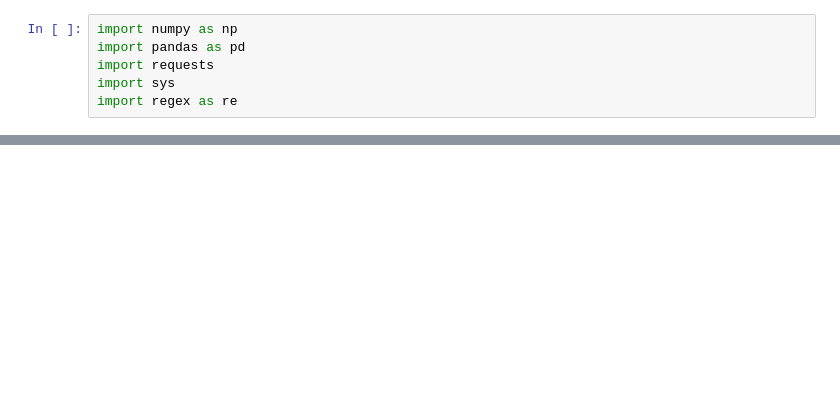
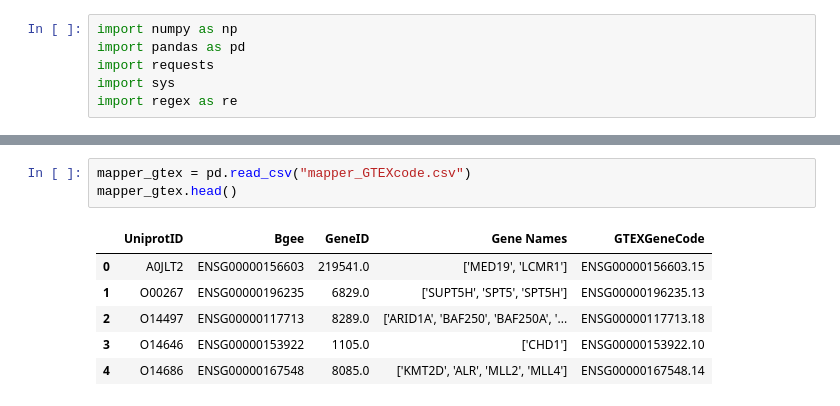
Before and after one commit to kinseylong/StallerRotation, a Jupyter notebook: cofactor_complexes/cofactorcomplexes.ipynb, the cells around one changed output, grey strips where cells are left out. Cells and saved outputs as stored; diff of their text form; blank space fills up the shorter version.

```diff
--- a/cofactor_complexes/cofactorcomplexes.ipynb
+++ b/cofactor_complexes/cofactorcomplexes.ipynb
@@ -121,0 +121,10 @@ ensembl_df
+# %%
+mapper_gtex = pd.read_csv("mapper_GTEXcode.csv")
+mapper_gtex.head()
+# %% [output]
+|  | UniprotID | Bgee | GeneID | Gene Names | GTEXGeneCode |
+| 0 | A0JLT2 | ENSG00000156603 | 219541.0 | ['MED19', 'LCMR1'] | ENSG00000156603.15 |
+| 1 | O00267 | ENSG00000196235 | 6829.0 | ['SUPT5H', 'SPT5', 'SPT5H'] | ENSG00000196235.13 |
+| 2 | O14497 | ENSG00000117713 | 8289.0 | ['ARID1A', 'BAF250', 'BAF250A', '... | ENSG00000117713.18 |
+| 3 | O14646 | ENSG00000153922 | 1105.0 | ['CHD1'] | ENSG00000153922.10 |
+| 4 | O14686 | ENSG00000167548 | 8085.0 | ['KMT2D', 'ALR', 'MLL2', 'MLL4'] | ENSG00000167548.14 |
```
Also changed, not shown: parts of 12 cells of this notebook, 19 other files.
